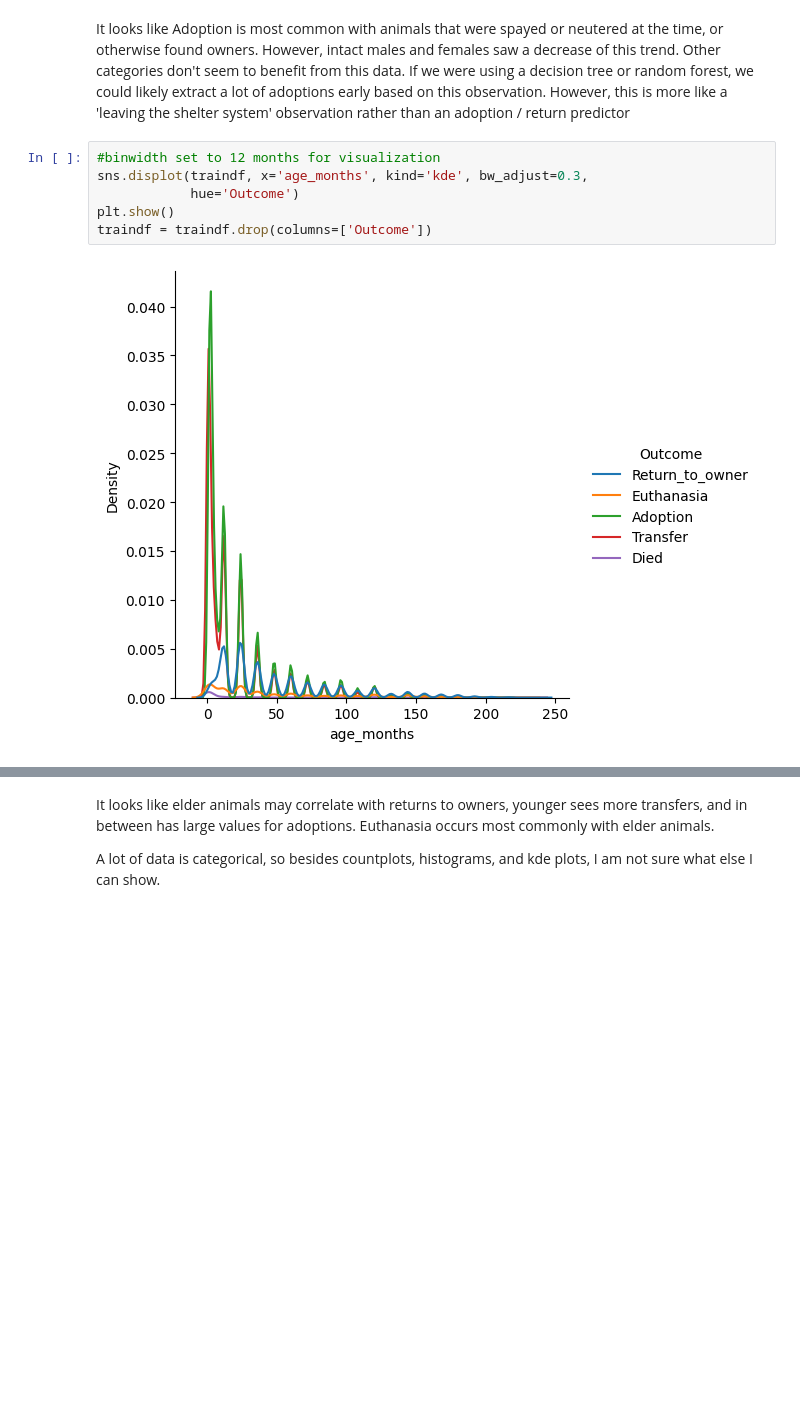
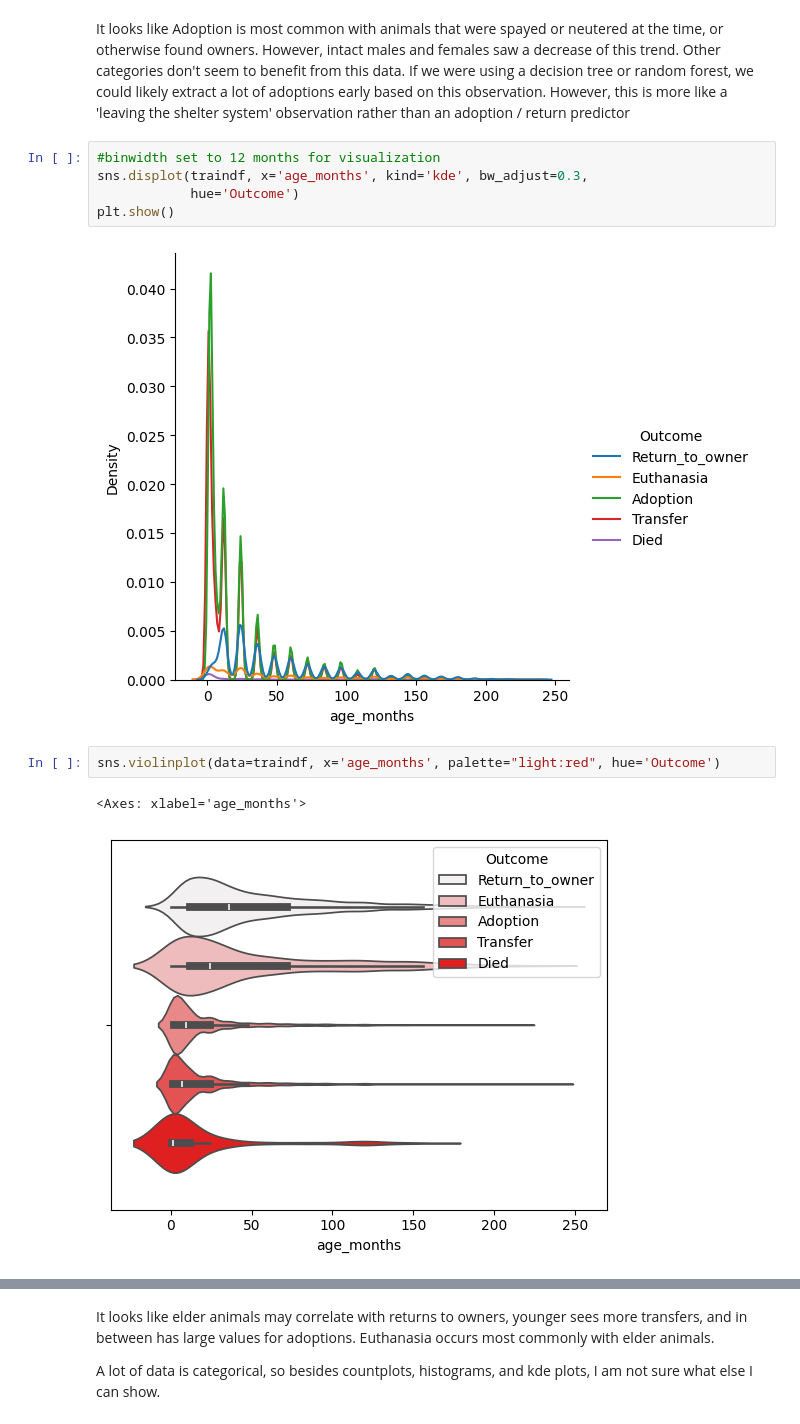
Before and after one commit to xVoidDevilx/ml-cs-ut, a Jupyter notebook: animal_shelter_ML.ipynb, the cells around one changed output, grey strips where cells are left out. Drawn from its saved outputs; the diff is of its cells as text; blank space fills up the shorter version.

```diff
--- a/animal_shelter_ML.ipynb
+++ b/animal_shelter_ML.ipynb
@@ -589,6 +590,10 @@ It looks like Adoption is most common with animals that were spayed or neutered
 sns.displot(traindf, x='age_months', kind='kde', bw_adjust=0.3,
             hue='Outcome')
 plt.show()
-traindf = traindf.drop(columns=['Outcome'])
 # %% [output]
 [figure]
+# %%
+sns.violinplot(data=traindf, x='age_months', palette="light:red", hue='Outcome')
+# %% [output]
+<Axes: xlabel='age_months'>
+[figure, added]
```
Also changed, not shown: parts of 11 cells of this notebook.
